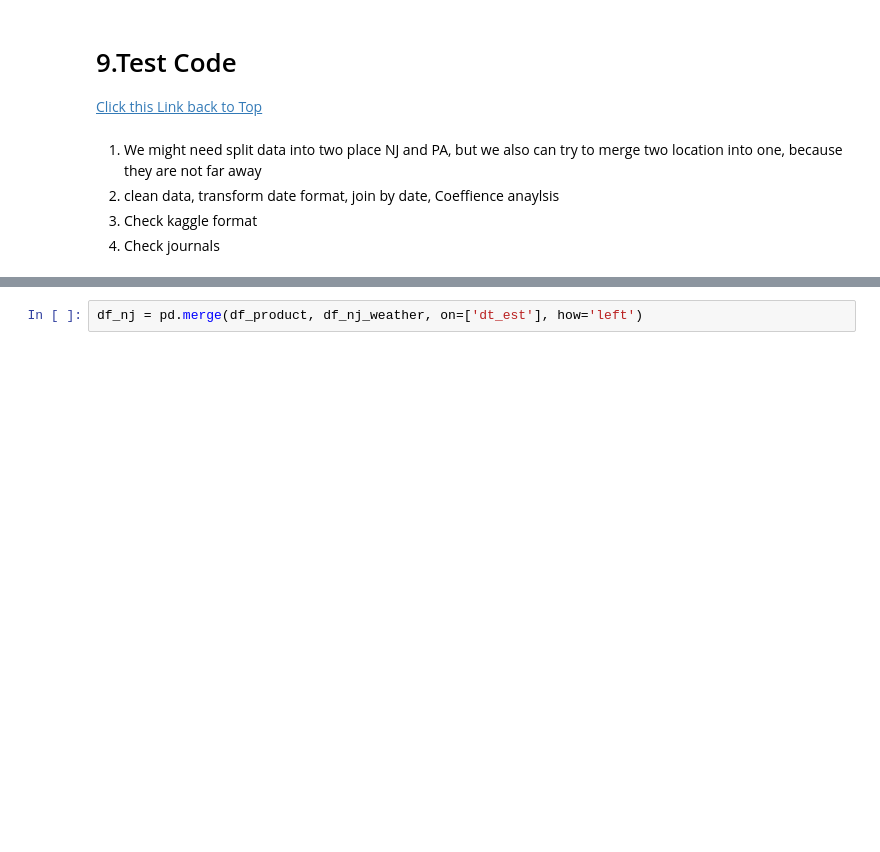
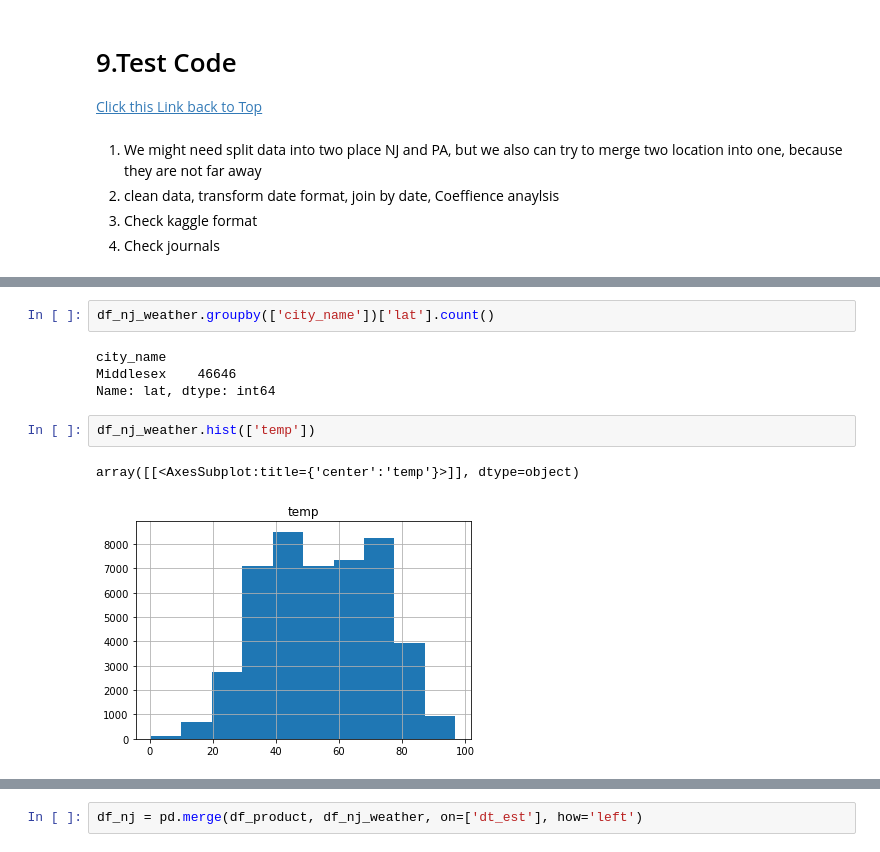
Before and after one commit to L3P3titPrince/Spray_Weather_Forecast, a Jupyter notebook: 21_Weather.ipynb, the cells around one changed output, grey strips where cells are left out. Saved outputs shown, nothing was run; the diff lists cells and outputs as text; blank space fills up the shorter version.

```diff
--- a/21_Weather.ipynb
+++ b/21_Weather.ipynb
@@ -370,0 +991,11 @@ KeyError: "['Bulk Density' 'Moisture Target'] not found in axis"
+# %%
+df_nj_weather.groupby(['city_name'])['lat'].count()
+# %% [output]
+city_name
+Middlesex    46646
+Name: lat, dtype: int64
+# %%
+df_nj_weather.hist(['temp'])
+# %% [output]
+array([[<AxesSubplot:title={'center':'temp'}>]], dtype=object)
+[figure, added]
```
Also changed, not shown: parts of 84 cells of this notebook.
